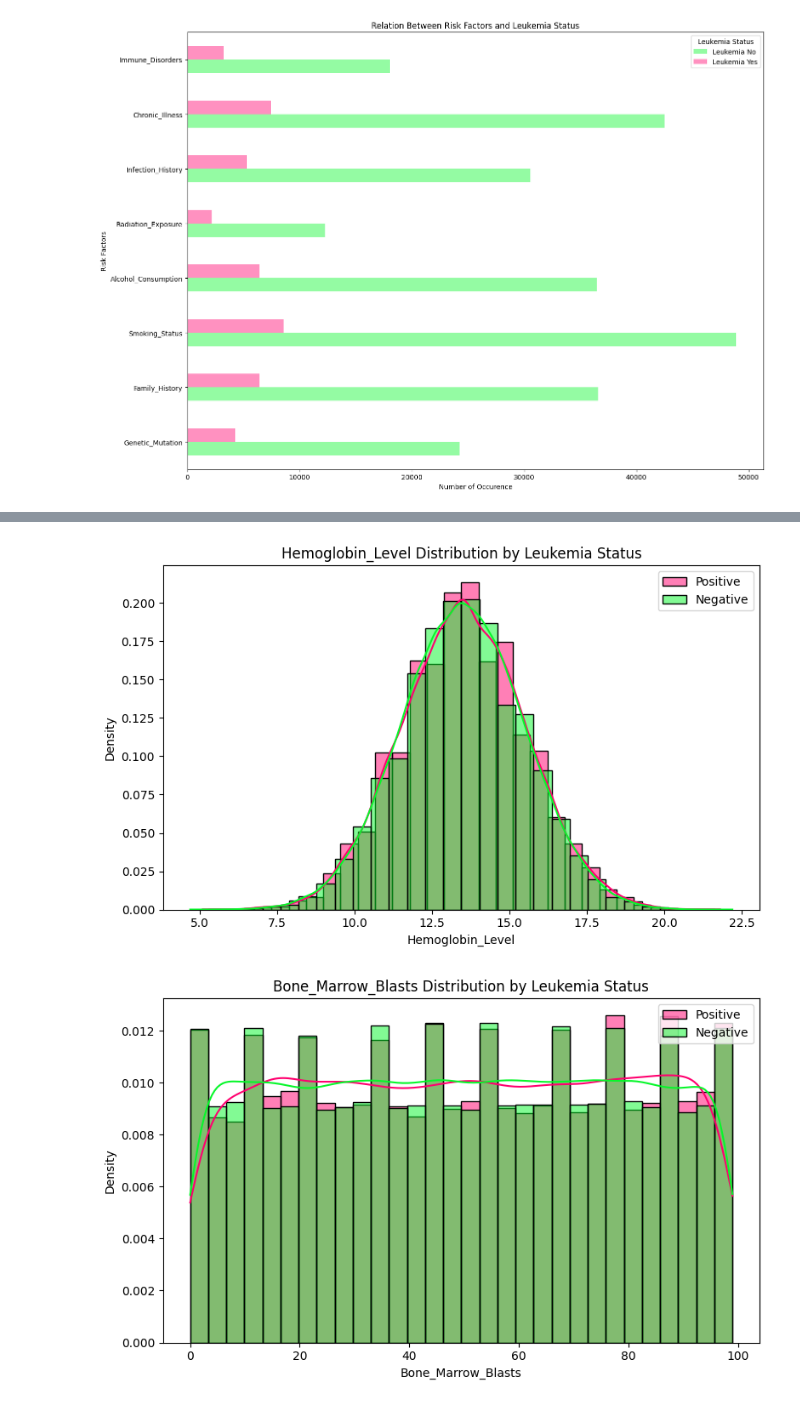
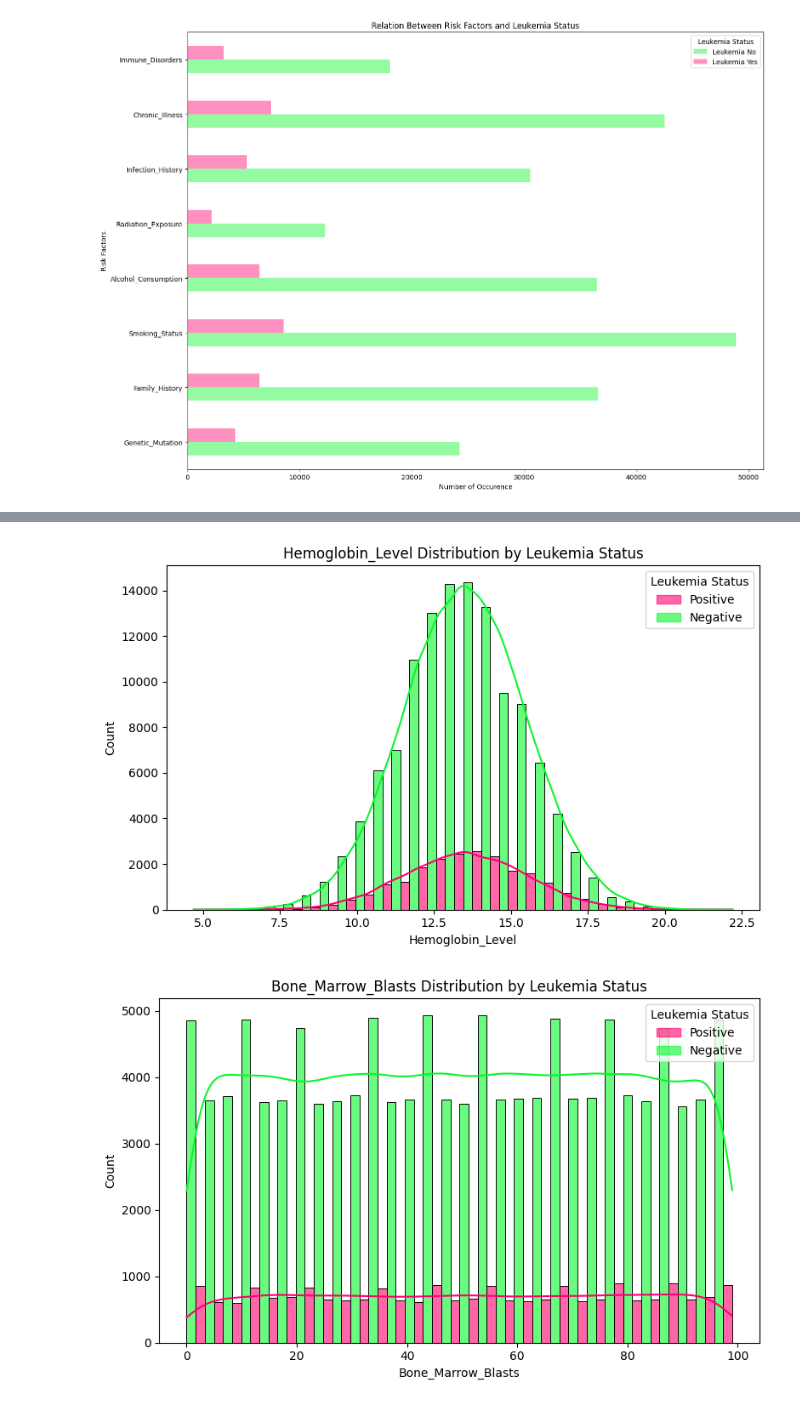
Before and after one commit to andreeriga/Scientific-Visualization-Magistrale, a Jupyter notebook: notebooks/leukemia.ipynb, the cells around one changed output, grey strips where cells are left out. Cells and saved outputs as stored; diff of their text form; code cells hidden in the pictures.

```diff
--- a/notebooks/leukemia.ipynb
+++ b/notebooks/leukemia.ipynb
@@ -241,39 +288,40 @@ plt.show()
 # %% [output]
 [figure]
 # %%
-import pandas as pd
-import seaborn as sns
-import matplotlib.pyplot as plt
+
 
 df = pd.read_csv("../data/leukemia_dataset.csv")
 
-numeric_cols = ["WBC_Count", "RBC_Count", "Platelet_Count", "Hemoglobin_Level", "Bone_Marrow_Blasts"]
-
+numeric_cols = ["WBC_Count", "RBC_Count", "Platelet_Count", "Hemoglobin_Level", "Bone_Marrow_Blasts","BMI"]
 
 for col in numeric_cols:
     plt.figure(figsize=(8,5))
+
     sns.histplot(
-        data=df[df["Leukemia_Status"]=="Positive"],
+        data=df,
         x=col,
-        color=(255/255, 0/255, 111/255, 0.6),
-        label="Positive",
+        hue="Leukemia_Status",
         bins=30,
-        stat="density",
+        palette={
+            "Positive": (255/255, 0/255, 111/255, 0.6),
+            "Negative": (7/255, 247/255, 43/255, 0.6)
+        },
+        multiple="dodge",
+        alpha=0.6,
         kde=True
     )
-    sns.histplot(
-        data=df[df["Leukemia_Status"]=="Negative"],
-        x=col,
-        color=(7/255, 247/255, 43/255, 0.6),
-        label="Negative",
-        bins=30,
-        stat="density",
-        kde=True
-    )
+
     plt.title(f"{col} Distribution by Leukemia Status")
     plt.xlabel(col)
-    plt.ylabel("Density")
-    plt.legend()
+    plt.ylabel("Count")
+
+    # Creiamo manualmente la legenda
+    handles = [
+        Patch(color=(255/255, 0/255, 111/255, 0.6), label='Positive'),
+        Patch(color=(7/255, 247/255, 43/255, 0.6), label='Negative')
+    ]
+    plt.legend(handles=handles, title="Leukemia Status", loc='upper right')
+
     plt.tight_layout()
     plt.show()
 # %% [output]
@@ -283,2 +331,2 @@ for col in numeric_cols:
-[figure, old version]
+[figure, new version]
-[figure, old version]
+[figure, new version]
```
Also changed, not shown: parts of 5 cells of this notebook, 2 other files.
